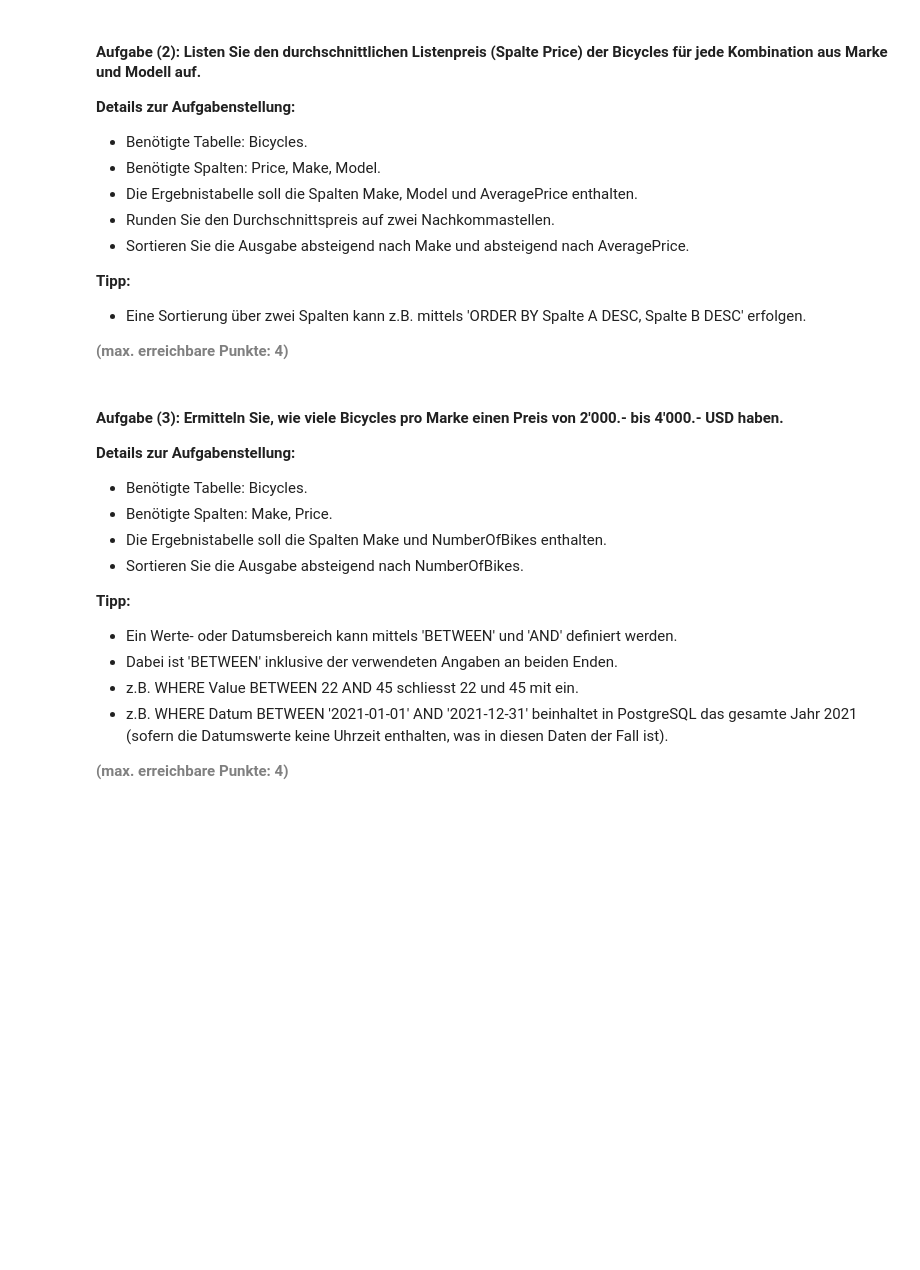
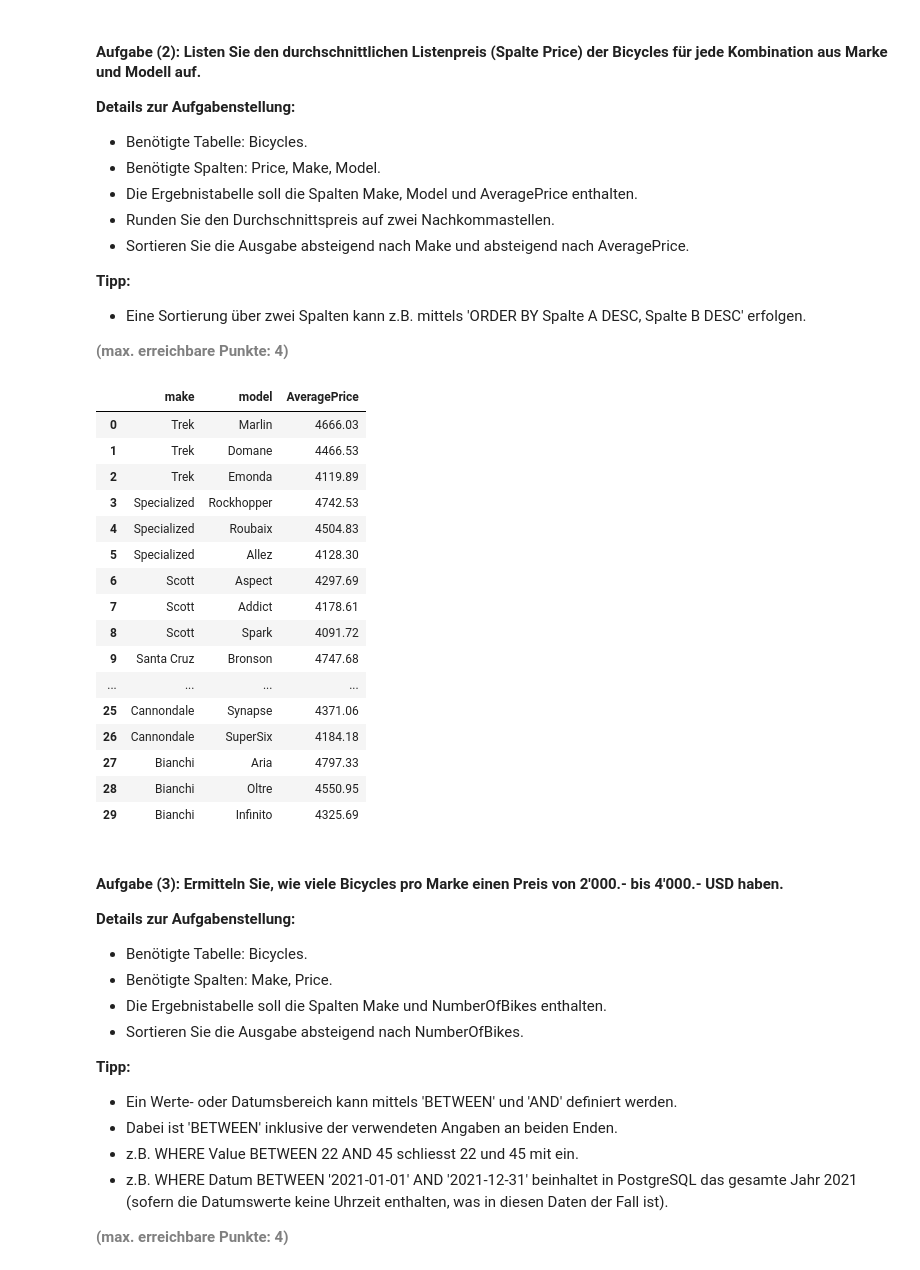
Before and after one commit to LeonCZHAW/python_postgresql_pgadmin, a Jupyter notebook: AP01_Mgmt_Nutzung_Relationale_Daten.ipynb, the cells around one changed output. Saved outputs shown, nothing was run; the diff lists cells and outputs as text; code cells hidden in the pictures; blank space fills up the shorter version.

```diff
--- a/AP01_Mgmt_Nutzung_Relationale_Daten.ipynb
+++ b/AP01_Mgmt_Nutzung_Relationale_Daten.ipynb
@@ -259,14 +257,42 @@ df_bicycles
 # %%
 # Engine für Datenbankverbindung erstellen
 
+engine = create_engine('sqlite:///bike_shop.db')
 
 # SQL-Abfrage erstellen und ausführen
 
+df_bicycles = pd.read_sql_query("""
+                                SELECT Make, Model, ROUND(AVG(price), 2) AS AveragePrice
+                                FROM bicycles
+                                GROUP BY Make, Model
+                                ORDER BY Make DESC, AveragePrice DESC;"""
+                                , con=engine)
 
 # Datenbankverbindung trennen
 
+engine.dispose()
 
 # Ergebnis anzeigen
+
+df_bicycles
+# %% [output]
+|  | make | model | AveragePrice |
+| 0 | Trek | Marlin | 4666.03 |
+| 1 | Trek | Domane | 4466.53 |
+| 2 | Trek | Emonda | 4119.89 |
+| 3 | Specialized | Rockhopper | 4742.53 |
+| 4 | Specialized | Roubaix | 4504.83 |
+| 5 | Specialized | Allez | 4128.30 |
+| 6 | Scott | Aspect | 4297.69 |
+| 7 | Scott | Addict | 4178.61 |
+| 8 | Scott | Spark | 4091.72 |
+| 9 | Santa Cruz | Bronson | 4747.68 |
+| ... | ... | ... | ... |
+| 25 | Cannondale | Synapse | 4371.06 |
+| 26 | Cannondale | SuperSix | 4184.18 |
+| 27 | Bianchi | Aria | 4797.33 |
+| 28 | Bianchi | Oltre | 4550.95 |
+| 29 | Bianchi | Infinito | 4325.69 |
 # %% [markdown]
 #### <b>Aufgabe (3): Ermitteln Sie, wie viele Bicycles pro Marke einen Preis von 2'000.- bis 4'000.- USD haben.</b>
 <b>Details zur Aufgabenstellung:</b>
```
Also changed, not shown: parts of 7 cells of this notebook, 1 other file.
